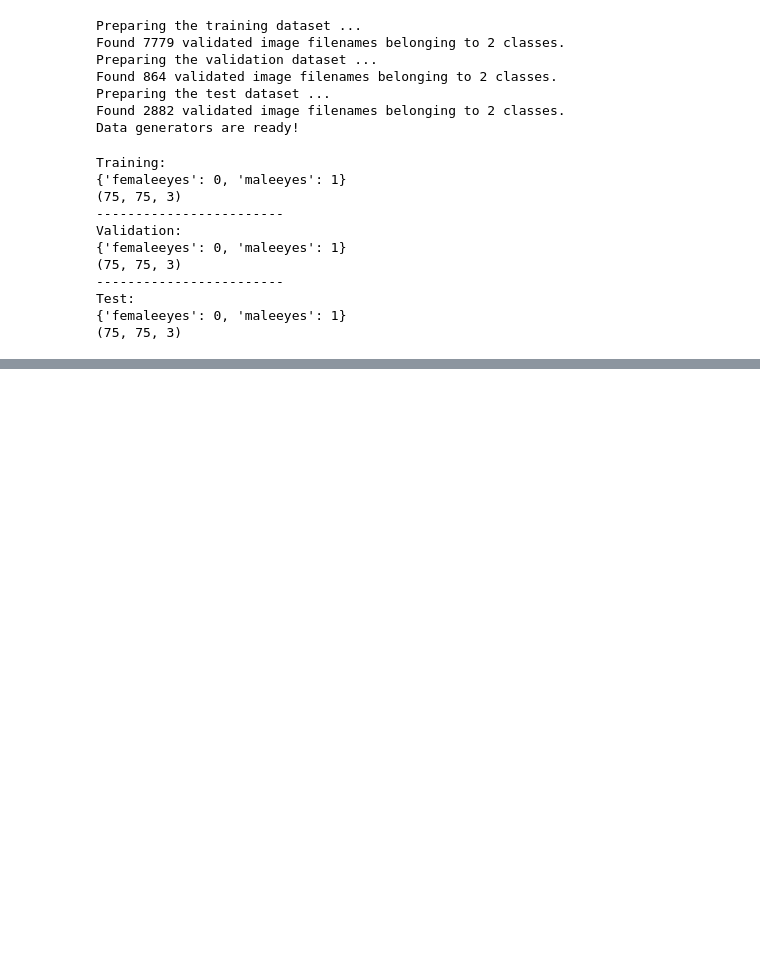
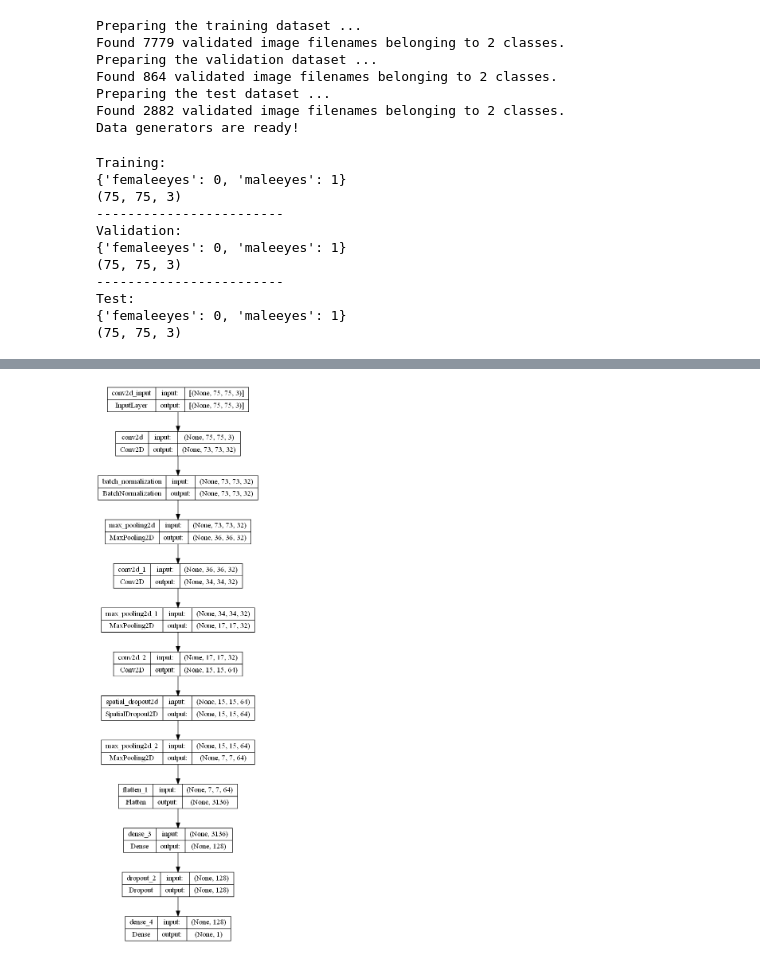
Before and after one commit to VaderSame/eyes-classification, a Jupyter notebook: Project3-200543129_Semal_Shastri.ipynb, the cells around one changed output, grey strips where cells are left out. Cells and saved outputs as stored; diff of their text form; code cells hidden in the pictures; blank space fills up the shorter version.

```diff
--- a/Project3-200543129_Semal_Shastri.ipynb
+++ b/Project3-200543129_Semal_Shastri.ipynb
@@ -576,3 +598,20 @@ Validation:
 Test:
 {'femaleeyes': 0, 'maleeyes': 1}
 (75, 75, 3)
+# %%
+CNN = Sequential()
+CNN.add(Conv2D(32, (3, 3), input_shape = (75, 75, 3), activation = 'relu'))
+CNN.add(BatchNormalization())
+CNN.add(MaxPooling2D(pool_size = (2, 2)))
+CNN.add(Conv2D(32, (3, 3), activation = 'relu'))
+CNN.add(MaxPooling2D(pool_size = (2, 2)))
+CNN.add(Conv2D(64, (3, 3), activation = 'relu'))
+CNN.add(SpatialDropout2D(0.2))
+CNN.add(MaxPooling2D(pool_size = (2, 2)))
+CNN.add(Flatten())
+# Input layer
+CNN.add(Dense(units = 128, activation = 'relu'))
+CNN.add(Dropout(0.2))
+# Output layer (binary classification)
+CNN.add(Dense(units = 1, activation = 'sigmoid'))
+print(CNN.summary())
@@ -578,0 +636,4 @@ Test:
+# %%
+plot_model(CNN, to_file='CNN_model.png', show_layer_names = True , show_shapes = True)
+# %% [output]
+[figure, added]
```
Also changed, not shown: parts of 19 cells of this notebook, 1 other file.
